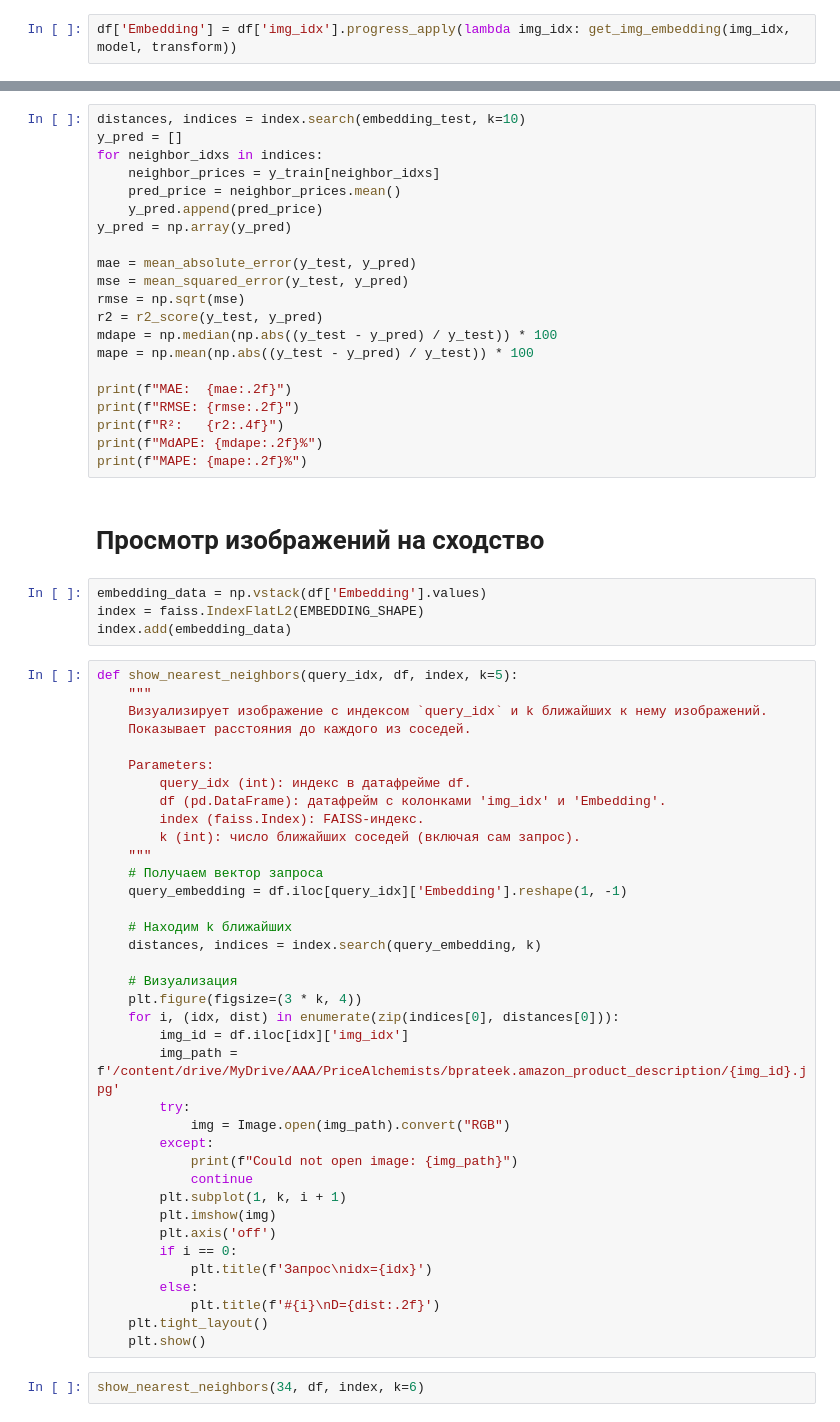
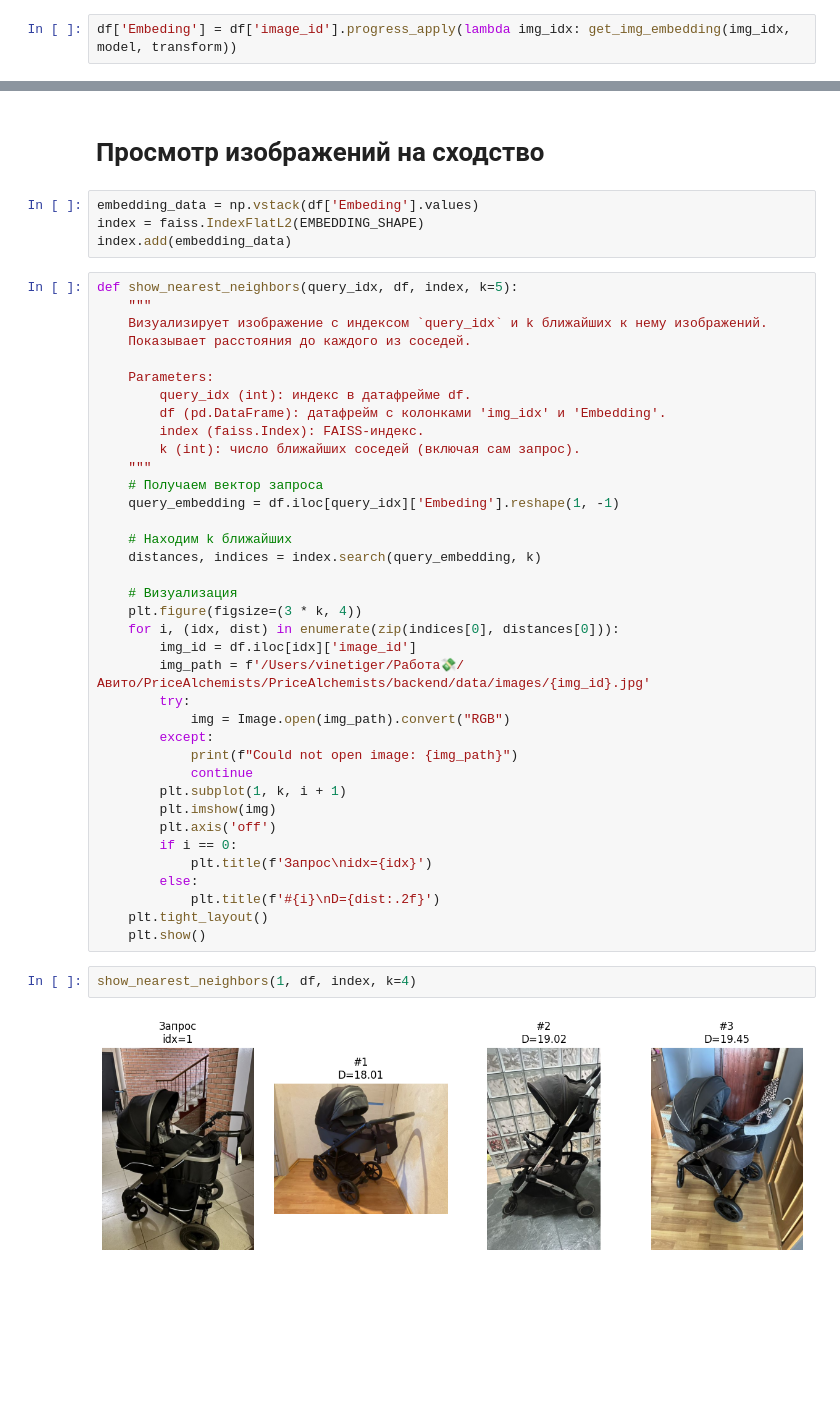
Before and after one commit to vainmoon/PriceAlchemists, a Jupyter notebook: Notebooks/faiss.ipynb, the cells around one changed output, grey strips where cells are left out. Drawn from its saved outputs; the diff is of its cells as text; blank space fills up the shorter version.

```diff
--- a/Notebooks/faiss.ipynb
+++ b/Notebooks/faiss.ipynb
@@ -87,2 +63,2 @@ def get_img_embedding(img_idx, model, transform):
 # %%
-df['Embedding'] = df['img_idx'].progress_apply(lambda img_idx: get_img_embedding(img_idx, model, transform))
+df['Embeding'] = df['image_id'].progress_apply(lambda img_idx: get_img_embedding(img_idx, model, transform))
@@ -99,28 +65,7 @@ index.add(embedding_train)
-# %%
-distances, indices = index.search(embedding_test, k=10)
-y_pred = []
-for neighbor_idxs in indices:
-    neighbor_prices = y_train[neighbor_idxs]
-    pred_price = neighbor_prices.mean()
-    y_pred.append(pred_price)
-y_pred = np.array(y_pred)
-
-mae = mean_absolute_error(y_test, y_pred)
-mse = mean_squared_error(y_test, y_pred)
-rmse = np.sqrt(mse)
-r2 = r2_score(y_test, y_pred)
-mdape = np.median(np.abs((y_test - y_pred) / y_test)) * 100
-mape = np.mean(np.abs((y_test - y_pred) / y_test)) * 100
-
-print(f"MAE:  {mae:.2f}")
-print(f"RMSE: {rmse:.2f}")
-print(f"R²:   {r2:.4f}")
-print(f"MdAPE: {mdape:.2f}%")
-print(f"MAPE: {mape:.2f}%")
 # %% [markdown]
 # Просмотр изображений на сходство
 # %%
-embedding_data = np.vstack(df['Embedding'].values)
+embedding_data = np.vstack(df['Embeding'].values)
 index = faiss.IndexFlatL2(EMBEDDING_SHAPE)
 index.add(embedding_data)
 # %%
@@ -136,7 +81,7 @@ def show_nearest_neighbors(query_idx, df, index, k=5):
         k (int): число ближайших соседей (включая сам запрос).
     """
     # Получаем вектор запроса
-    query_embedding = df.iloc[query_idx]['Embedding'].reshape(1, -1)
+    query_embedding = df.iloc[query_idx]['Embeding'].reshape(1, -1)
 
     # Находим k ближайших
     distances, indices = index.search(query_embedding, k)
@@ -144,8 +89,8 @@ def show_nearest_neighbors(query_idx, df, index, k=5):
     # Визуализация
     plt.figure(figsize=(3 * k, 4))
     for i, (idx, dist) in enumerate(zip(indices[0], distances[0])):
-        img_id = df.iloc[idx]['img_idx']
-        img_path = f'/content/drive/MyDrive/AAA/PriceAlchemists/bprateek.amazon_product_description/{img_id}.jpg'
+        img_id = df.iloc[idx]['image_id']
+        img_path = f'/Users/vinetiger/Работа💸/Авито/PriceAlchemists/PriceAlchemists/backend/data/images/{img_id}.jpg'
         try:
             img = Image.open(img_path).convert("RGB")
         except:
@@ -161,4 +106,6 @@ def show_nearest_neighbors(query_idx, df, index, k=5):
     plt.tight_layout()
     plt.show()
 # %%
-show_nearest_neighbors(34, df, index, k=6)
+show_nearest_neighbors(1, df, index, k=4)
+# %% [output]
+[figure, added]
```
Also changed, not shown: parts of 14 cells of this notebook.
